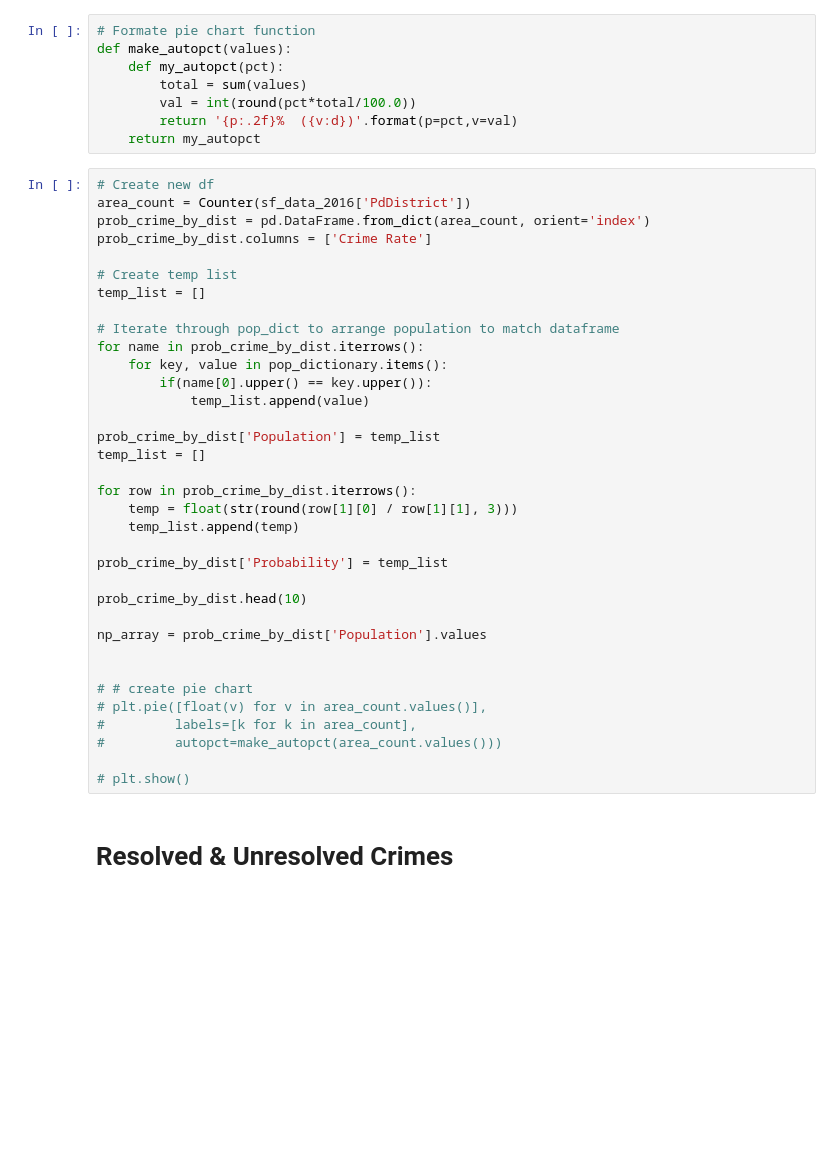
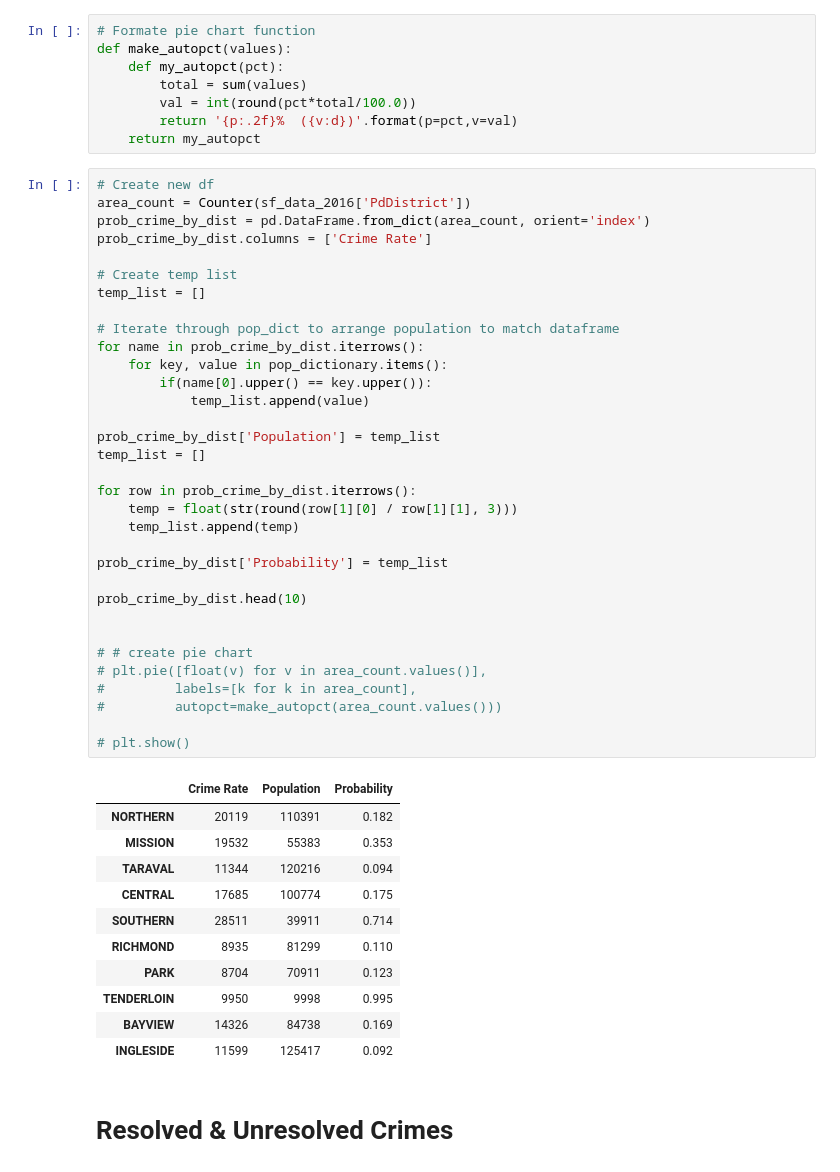
Before and after one commit to NathanNguyen345/DataScience_Capstone1, a Jupyter notebook: ExploratoryData/SF_Crime_Rate.ipynb, the cells around one changed output. Drawn from its saved outputs; the diff is of its cells as text; blank space fills up the shorter version.

Commit message:
population probability

```diff
--- a/ExploratoryData/SF_Crime_Rate.ipynb
+++ b/ExploratoryData/SF_Crime_Rate.ipynb
@@ -409,35 +409,45 @@ area_count = Counter(sf_data_2016['PdDistrict'])
 prob_crime_by_dist = pd.DataFrame.from_dict(area_count, orient='index')
 prob_crime_by_dist.columns = ['Crime Rate']
 
 # Create temp list
 temp_list = []
 
 # Iterate through pop_dict to arrange population to match dataframe
 for name in prob_crime_by_dist.iterrows():
     for key, value in pop_dictionary.items():
         if(name[0].upper() == key.upper()):
             temp_list.append(value)
 
 prob_crime_by_dist['Population'] = temp_list
 temp_list = []
 
 for row in prob_crime_by_dist.iterrows():
     temp = float(str(round(row[1][0] / row[1][1], 3)))
     temp_list.append(temp)
 
 prob_crime_by_dist['Probability'] = temp_list
 
 prob_crime_by_dist.head(10)
 
-np_array = prob_crime_by_dist['Population'].values
-
 
 # # create pie chart
 # plt.pie([float(v) for v in area_count.values()],
 #         labels=[k for k in area_count],
 #         autopct=make_autopct(area_count.values()))
 
 # plt.show()
+# %% [output]
+|  | Crime Rate | Population | Probability |
+| NORTHERN | 20119 | 110391 | 0.182 |
+| MISSION | 19532 | 55383 | 0.353 |
+| TARAVAL | 11344 | 120216 | 0.094 |
+| CENTRAL | 17685 | 100774 | 0.175 |
+| SOUTHERN | 28511 | 39911 | 0.714 |
+| RICHMOND | 8935 | 81299 | 0.110 |
+| PARK | 8704 | 70911 | 0.123 |
+| TENDERLOIN | 9950 | 9998 | 0.995 |
+| BAYVIEW | 14326 | 84738 | 0.169 |
+| INGLESIDE | 11599 | 125417 | 0.092 |
 # %% [markdown]
 # Resolved & Unresolved Crimes
 # %%
```
